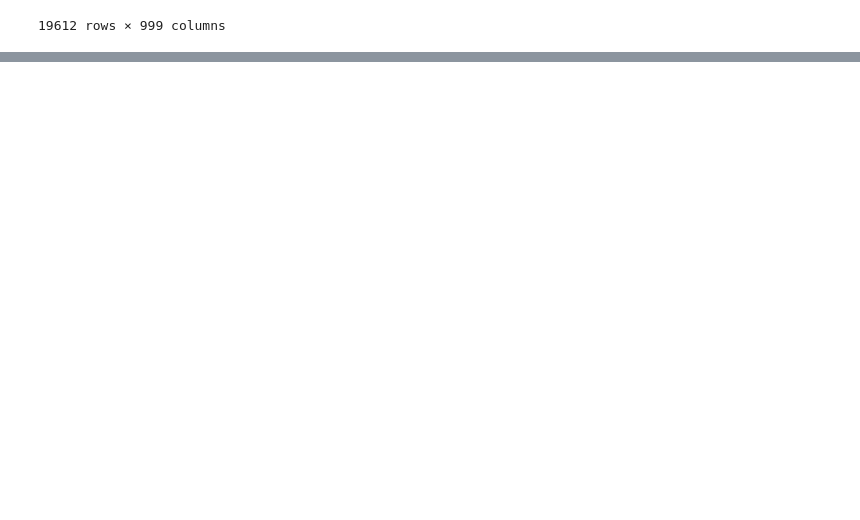
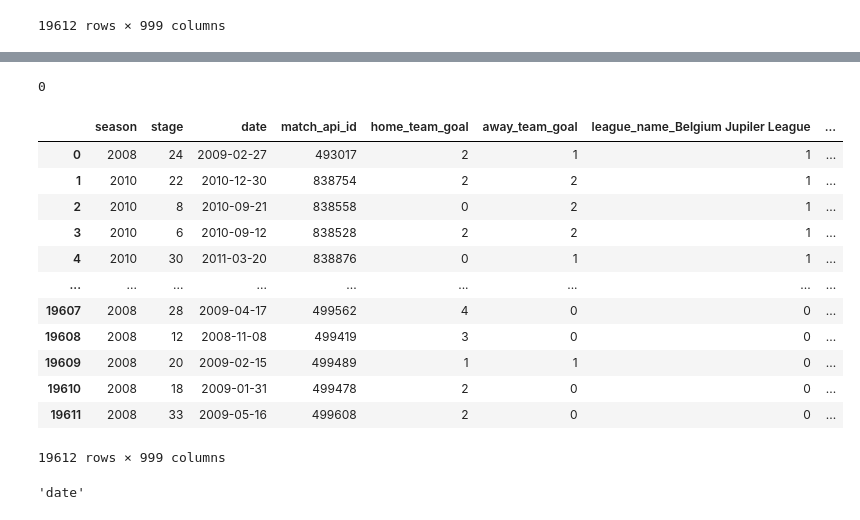
Before and after one commit to Aleksander2a/neural-networks-project, a Jupyter notebook: data_preparation.ipynb, the cells around one changed output, grey strips where cells are left out. Drawn from its saved outputs; the diff is of its cells as text; code cells hidden in the pictures; blank space fills up the shorter version.

Commit message:
Enhance data preparation for ML

```diff
--- a/data_preparation.ipynb
+++ b/data_preparation.ipynb
@@ -1516,0 +1580,10 @@ ml_data
+# %%
+ml_data['season'] = ml_data['season'].str[:4]
+# %%
+ml_data['season'] = pd.to_numeric(ml_data['season'])
+# %%
+ml_data['season'] = ml_data['season'].astype('int64')
+# %%
+ml_data['season'].isnull().sum()
+# %% [output]
+0
@@ -1516,0 +1592,16 @@ ml_data
+# %%
+ml_data
+# %% [output]
+|  | season | stage | date | match_api_id | home_team_goal | away_team_goal | league_name_Belgium Jupiler League | ... |
+| 0 | 2008 | 24 | 2009-02-27 | 493017 | 2 | 1 | 1 | ... |
+| 1 | 2010 | 22 | 2010-12-30 | 838754 | 2 | 2 | 1 | ... |
+| 2 | 2010 | 8 | 2010-09-21 | 838558 | 0 | 2 | 1 | ... |
+| 3 | 2010 | 6 | 2010-09-12 | 838528 | 2 | 2 | 1 | ... |
+| 4 | 2010 | 30 | 2011-03-20 | 838876 | 0 | 1 | 1 | ... |
+| ... | ... | ... | ... | ... | ... | ... | ... | ... |
+| 19607 | 2008 | 28 | 2009-04-17 | 499562 | 4 | 0 | 0 | ... |
+| 19608 | 2008 | 12 | 2008-11-08 | 499419 | 3 | 0 | 0 | ... |
+| 19609 | 2008 | 20 | 2009-02-15 | 499489 | 1 | 1 | 0 | ... |
+| 19610 | 2008 | 18 | 2009-01-31 | 499478 | 2 | 0 | 0 | ... |
+| 19611 | 2008 | 33 | 2009-05-16 | 499608 | 2 | 0 | 0 | ... |
+19612 rows × 999 columns
@@ -1516,0 +1610,4 @@ ml_data
+# %%
+ml_data.columns.values[2]
+# %% [output]
+'date'
```
Also changed, not shown: parts of 41 cells of this notebook.
